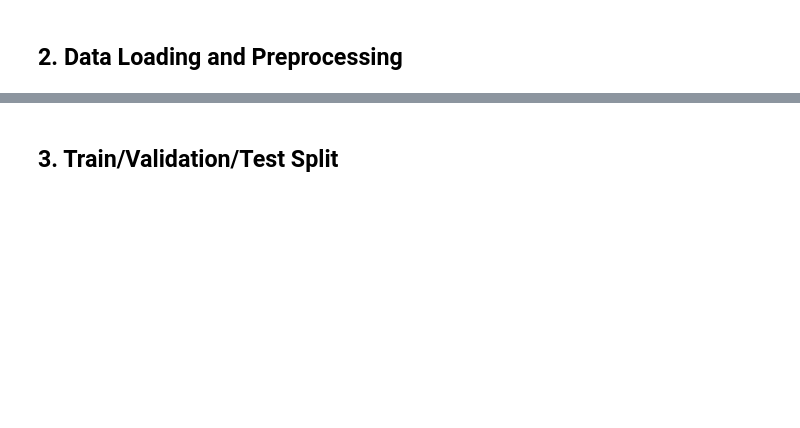
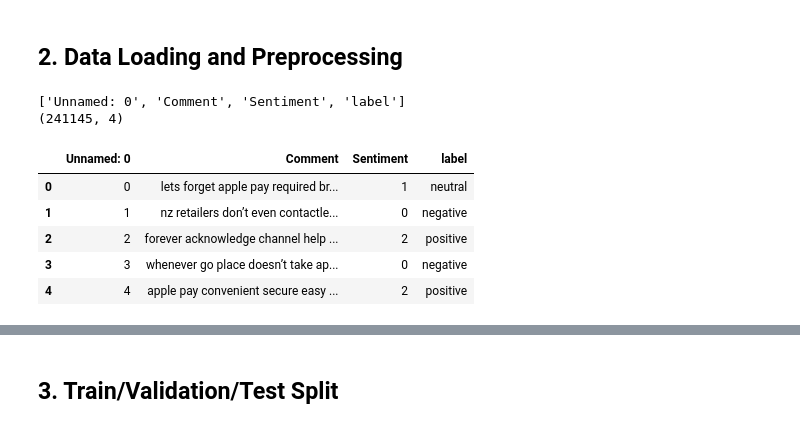
Before and after one commit to DV1712/knowledge_distillation_sentiment_classification, a Jupyter notebook: pipeline.ipynb, the cells around one changed output, grey strips where cells are left out. Saved outputs shown, nothing was run; the diff lists cells and outputs as text; code cells hidden in the pictures; blank space fills up the shorter version.

```diff
--- a/pipeline.ipynb
+++ b/pipeline.ipynb
@@ -118,2 +123,27 @@ CUDA version: 12.1
 # %% [markdown]
 ## 2. Data Loading and Preprocessing
+# %%
+dataset = config["dataset"]["general_sentiment_analysis_dataset"]
+
+data_path = os.path.join(os.getcwd(), dataset["dataset_file_name"])
+
+# Try reading with explicit quoting to handle commas inside text fields
+df = pd.read_csv(data_path, quotechar='"', on_bad_lines='skip', encoding='utf-8')
+
+# Ensure 'label' column is of integer type based on the Sentiment column value, neutral is 1 , negative  is 0, 2 is positive
+# i already have sentiment column as 0 1 and 2. i need labels column as positive negative neutral based on the mapping i told u
+df["label"] = df["Sentiment"].map({0: "negative", 1: "neutral", 2: "positive"}).astype(str)
+
+
+print(df.columns.tolist())  # check what columns are detected
+print(df.shape)              # check how many rows loaded
+df.head()
+# %% [output]
+['Unnamed: 0', 'Comment', 'Sentiment', 'label']
+(241145, 4)
+|  | Unnamed: 0 | Comment | Sentiment | label |
+| 0 | 0 | lets forget apple pay required br... | 1 | neutral |
+| 1 | 1 | nz retailers don’t even contactle... | 0 | negative |
+| 2 | 2 | forever acknowledge channel help ... | 2 | positive |
+| 3 | 3 | whenever go place doesn’t take ap... | 0 | negative |
+| 4 | 4 | apple pay convenient secure easy ... | 2 | positive |
```
Also changed, not shown: parts of 52 cells of this notebook, 10 other files.
